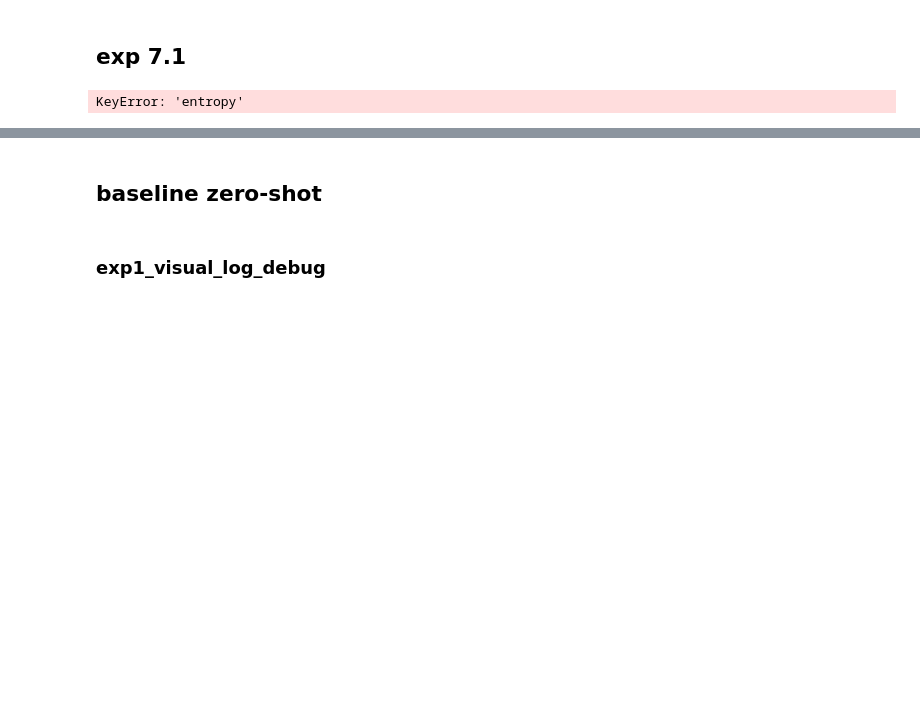
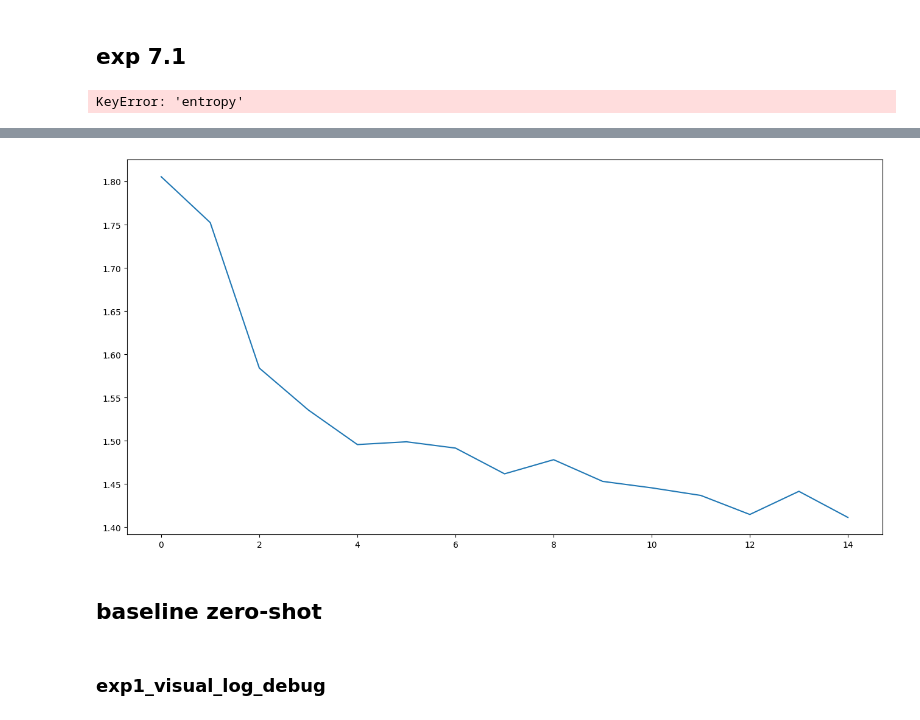
Before and after one commit to nkuzjh/LAVIS, a Jupyter notebook: debug_experiments_statistic_analysis.ipynb, the cells around one changed output, grey strips where cells are left out. Drawn from its saved outputs; the diff is of its cells as text; code cells hidden in the pictures; blank space fills up the shorter version.

```diff
--- a/debug_experiments_statistic_analysis.ipynb
+++ b/debug_experiments_statistic_analysis.ipynb
@@ -1507,3 +1595,12 @@ KeyError: 'entropy'
+# %%
+import matplotlib.pyplot as plt
+
+plt.figure(figsize=(16,8))
+# plt.subplot(1,2,1)
+plt.plot(mv_avg_entropy_list)
+plt.show()
+# %% [output]
+[figure, added]
 # %% [markdown]
 ## baseline zero-shot
 # %% [markdown]
```
Also changed, not shown: parts of 6 cells of this notebook, 1 other file.
